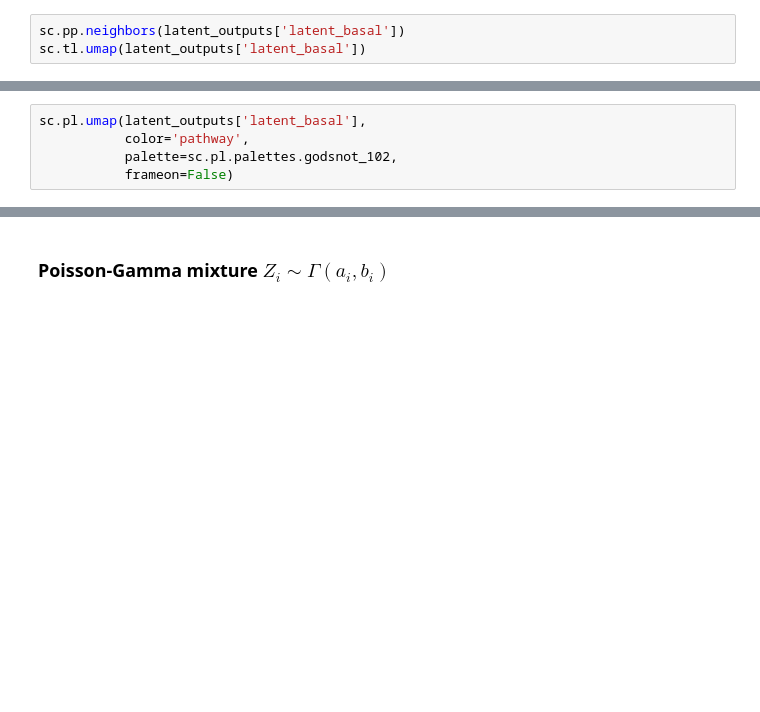
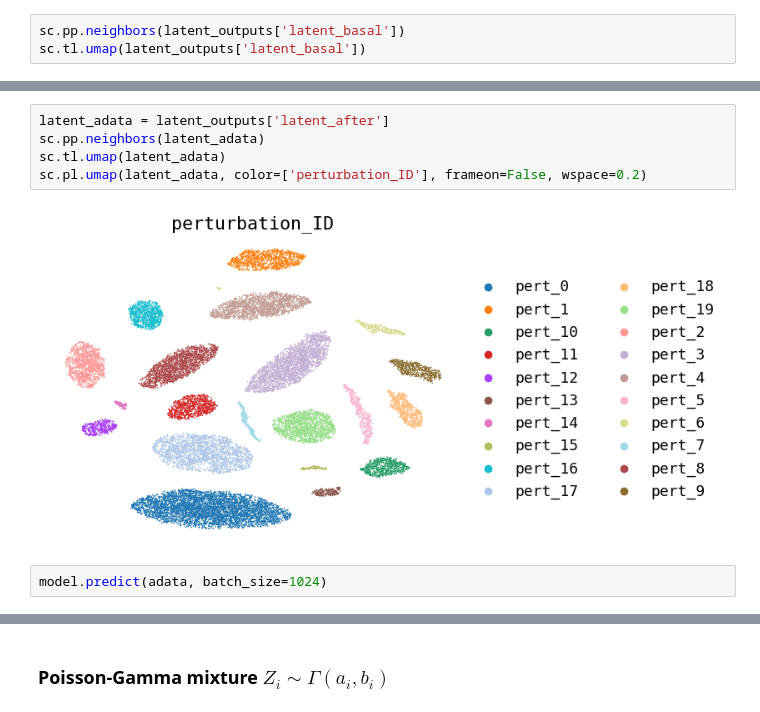
Before and after one commit to erialc-cal/cpa, a Jupyter notebook: Claire_simulations.ipynb, the cells around one changed output, grey strips where cells are left out. Saved outputs shown, nothing was run; the diff lists cells and outputs as text; blank space fills up the shorter version.

```diff
--- a/Claire_simulations.ipynb
+++ b/Claire_simulations.ipynb
@@ -307,5 +473,9 @@ sc.pl.umap(latent_outputs['latent_basal'],
-# %%
-sc.pl.umap(latent_outputs['latent_basal'],
-           color='pathway',
-           palette=sc.pl.palettes.godsnot_102,
-           frameon=False)
+# %%
+latent_adata = latent_outputs['latent_after']
+sc.pp.neighbors(latent_adata)
+sc.tl.umap(latent_adata)
+sc.pl.umap(latent_adata, color=['perturbation_ID'], frameon=False, wspace=0.2)
+# %% [output]
+[figure, added]
+# %%
+model.predict(adata, batch_size=1024)
```
Also changed, not shown: parts of 46 cells of this notebook.
